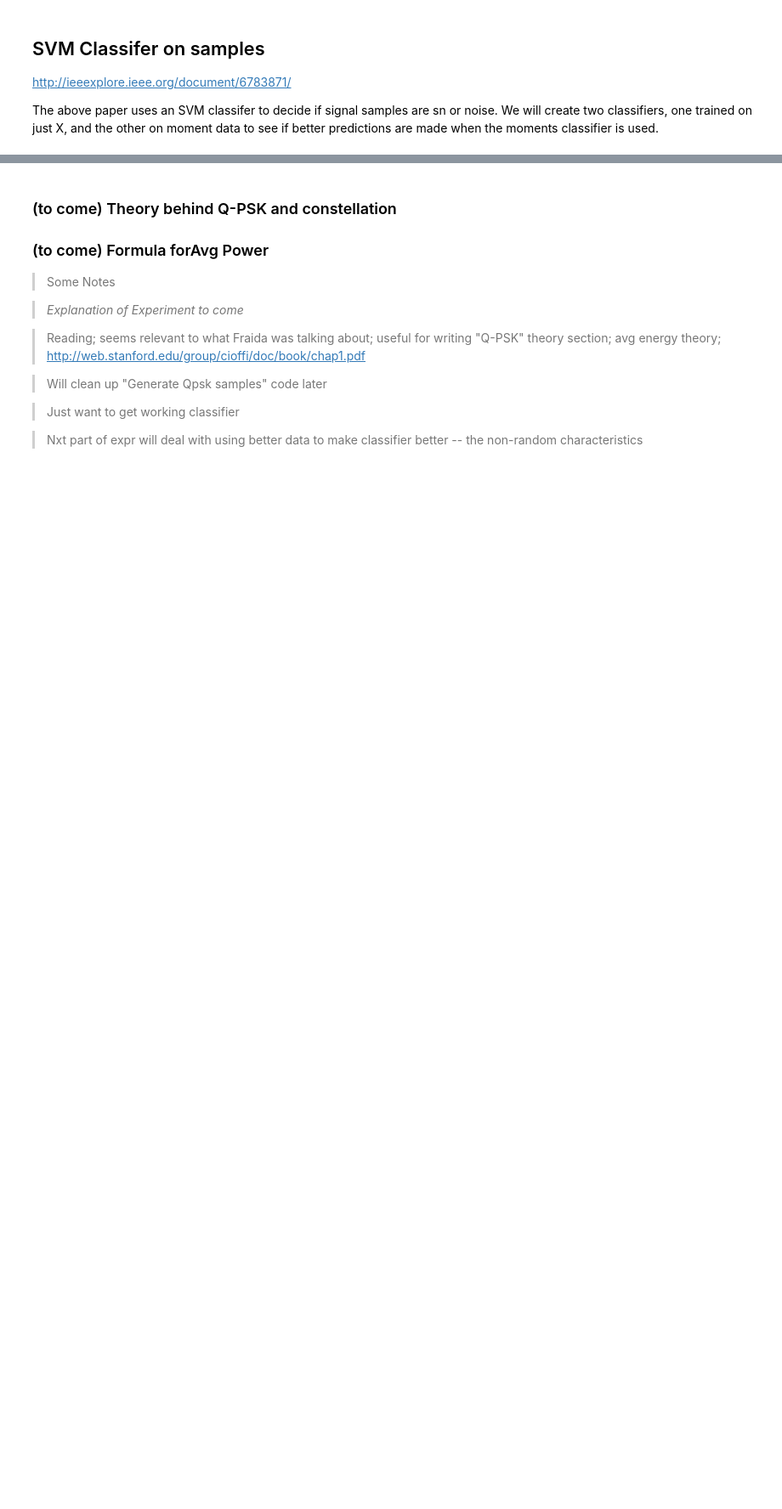
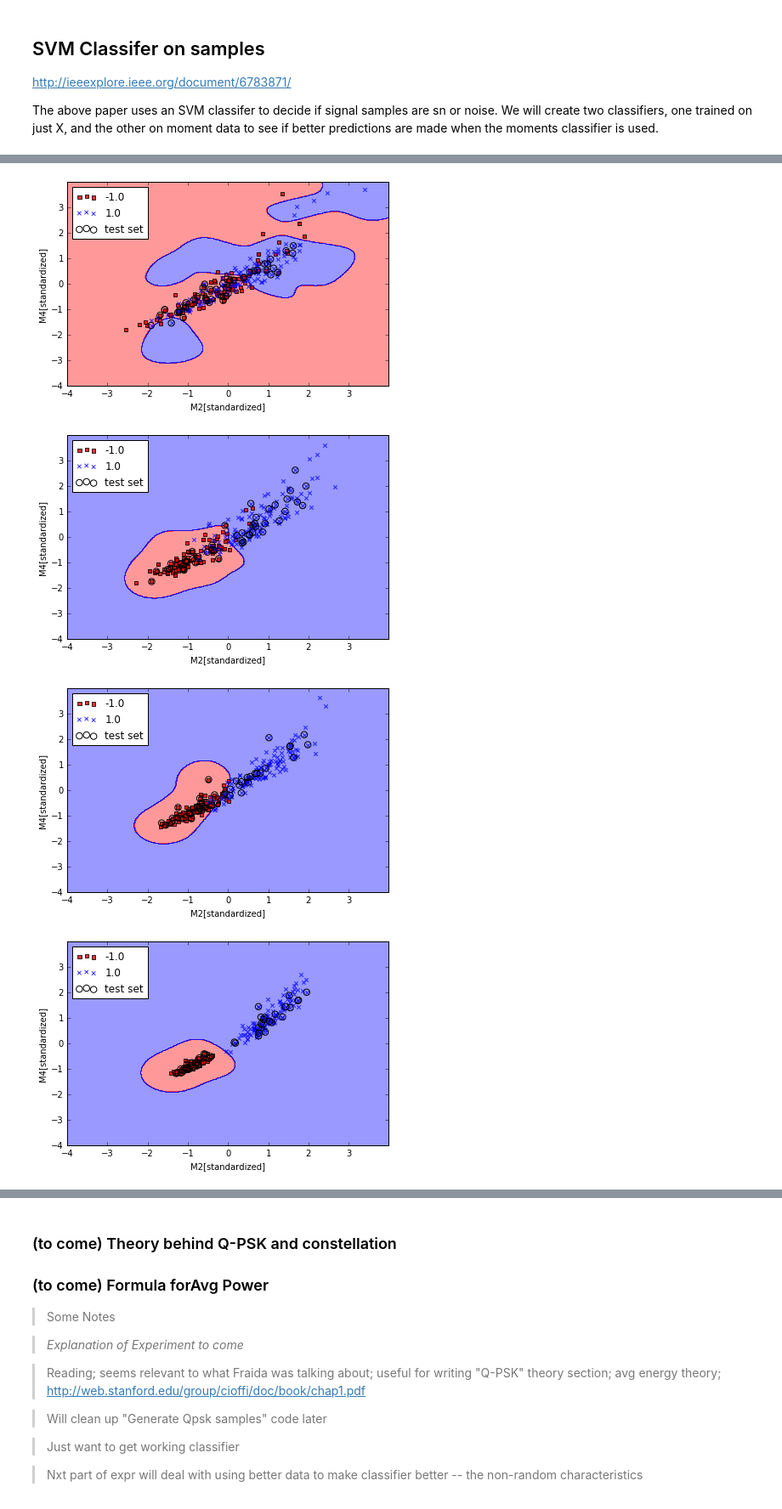
Before and after one commit to rollingcoconut/RadioML, a Jupyter notebook: Detecting_Users_psk_samps_pickled.ipynb, the cells around one changed output, grey strips where cells are left out. Shown at 85% size. Cells and saved outputs as stored; diff of their text form; code cells hidden in the pictures; blank space fills up the shorter version.

```diff
--- a/Detecting_Users_psk_samps_pickled.ipynb
+++ b/Detecting_Users_psk_samps_pickled.ipynb
@@ -424,14 +483,0 @@ print(acc)
-# %%
-# example data
-x = np.arange(1,4,1)
-y = 2**x
-
-# example variable error bar values
-yerr = [1,2,0]
-
-# First illustrate basic pyplot interface, using defaults where possible.
-plt.figure()
-plt.errorbar(x, y,  yerr=yerr)
-plt.title("Simplest errorbars, 0.2 in x, 0.4 in y")
-plt.ylim([0,10])
-plt.xlim([0,5])
@@ -519,0 +819,29 @@ Some computed SNR values:  [10.392609930784891, 9.5812204361779436, 9.5831242702
+# %%
+no_tests=10
+C=10
+gamma=2.2
+svms = [SVC(kernel='rbf', gamma=gamma, C=C), SVC(kernel='linear',C=C)]
+# %%
+import pandas as pd
+
+for svm in svms:
+    # M4_svm(svm)
+    M4_power_svm(svm)
+    # power_svm(svm)
+
+    u = [(np.round_(i,decimals=2),np.round(j,decimals=4))  for i,j in zip(np.mean(power_acc, axis=0), np.var(power_acc, axis=0))][::-1]
+    u2 = [(np.round(i,decimals=2),np.round(j,decimals=4))  for i,j in zip(np.mean(M4_acc, axis=0), np.var(M4_acc, axis=0))][::-1]
+    u3 = [(np.round(i,2),np.round(j,4))   for i,j in zip(np.mean(M4_power_acc, axis=0), np.var(M4_power_acc, axis=0))][::-1]
+
+    d={'power (mean,var)': pd.Series(u, index=['10db','3db','0db','-3db','-5db','-10db']),
+       'M4 (mean,var)':pd.Series(u2, index=['10db','3db','0db','-3db','-5db','-10db']),
+       'M2 and M4 (mean,var)':pd.Series(u3, index=['10db','3db','0db','-3db','-5db','-10db'])}
+       #'M2 and M4 and Ka and Kw and Power':pd.Series(M_K_P_acc, index=['10db','3db','0db','-3db','-5db','-10db'])}
+
+    print(" ACCURACY WITH %s KERNEL, 100 experiments conducted" % svm)
+    print(pd.DataFrame(d))
+# %% [output]
+[figure, added]
+[figure, added]
+[figure, added]
+[figure, added]
```
Also changed, not shown: parts of 28 cells of this notebook.
